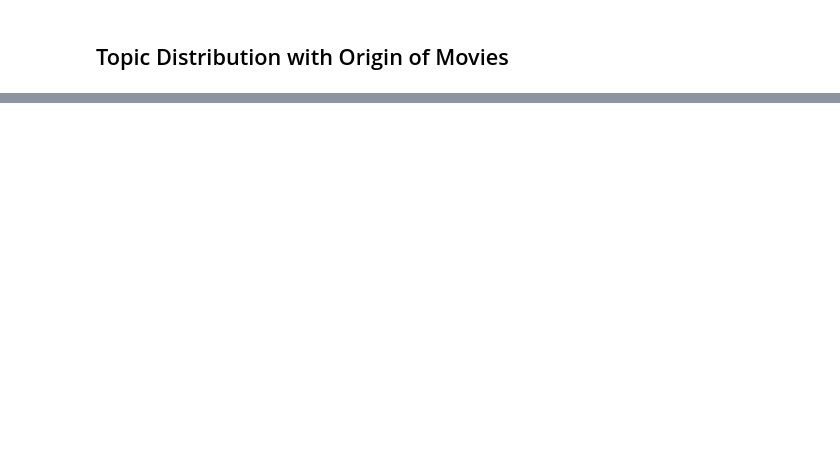
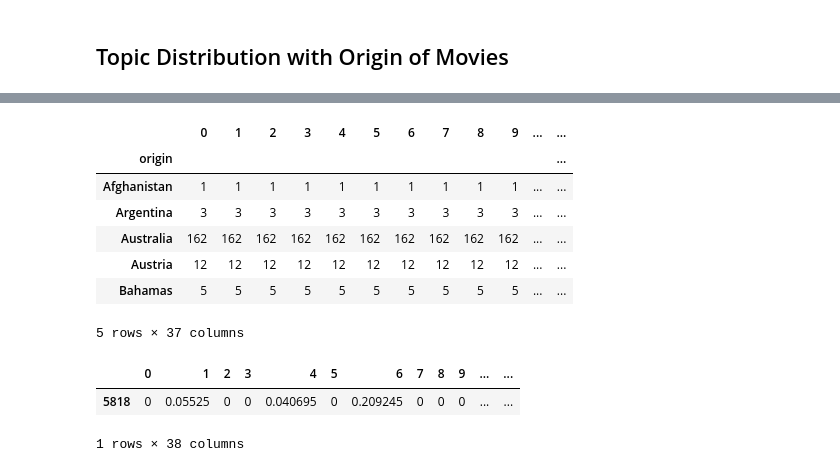
Before and after one commit to soorajmr/moviemeta, a Jupyter notebook: notebooks/popularity_visualization.ipynb, the cells around one changed output, grey strips where cells are left out. Drawn from its saved outputs; the diff is of its cells as text; code cells hidden in the pictures; blank space fills up the shorter version.

```diff
--- a/notebooks/popularity_visualization.ipynb
+++ b/notebooks/popularity_visualization.ipynb
@@ -430,0 +395,20 @@ imdb_topic_labels = {0:'love, family',
+# %%
+#Number of movies in each of origins
+num_movies = grouped.count()
+num_movies.head(5)
+# %% [output]
+|  | 0 | 1 | 2 | 3 | 4 | 5 | 6 | 7 | 8 | 9 | ... | ... |
+| origin |  |  |  |  |  |  |  |  |  |  |  | ... |
+| Afghanistan | 1 | 1 | 1 | 1 | 1 | 1 | 1 | 1 | 1 | 1 | ... | ... |
+| Argentina | 3 | 3 | 3 | 3 | 3 | 3 | 3 | 3 | 3 | 3 | ... | ... |
+| Australia | 162 | 162 | 162 | 162 | 162 | 162 | 162 | 162 | 162 | 162 | ... | ... |
+| Austria | 12 | 12 | 12 | 12 | 12 | 12 | 12 | 12 | 12 | 12 | ... | ... |
+| Bahamas | 5 | 5 | 5 | 5 | 5 | 5 | 5 | 5 | 5 | 5 | ... | ... |
+5 rows × 37 columns
+# %%
+#to confirm the number in column(1~29) means total number of movies in that origin
+imdb_top_origin_df[imdb_top_origin_df.origin =='Afghanistan']
+# %% [output]
+|  | 0 | 1 | 2 | 3 | 4 | 5 | 6 | 7 | 8 | 9 | ... | ... |
+| 5818 | 0 | 0.05525 | 0 | 0 | 0.040695 | 0 | 0.209245 | 0 | 0 | 0 | ... | ... |
+1 rows × 38 columns
```
Also changed, not shown: parts of 56 cells of this notebook.
